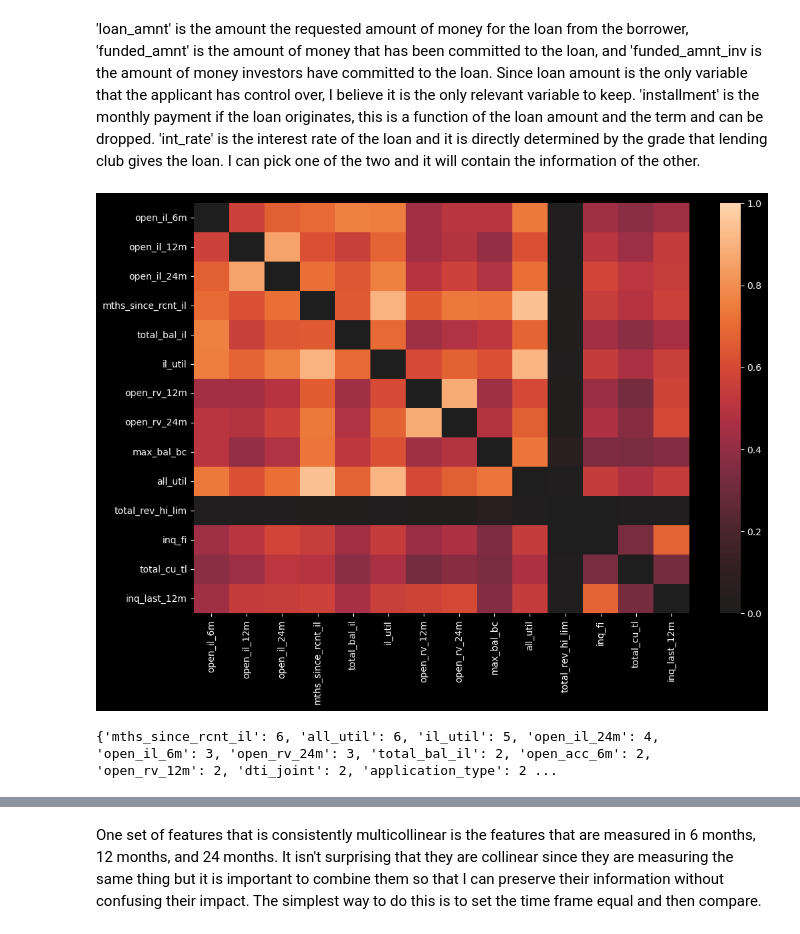
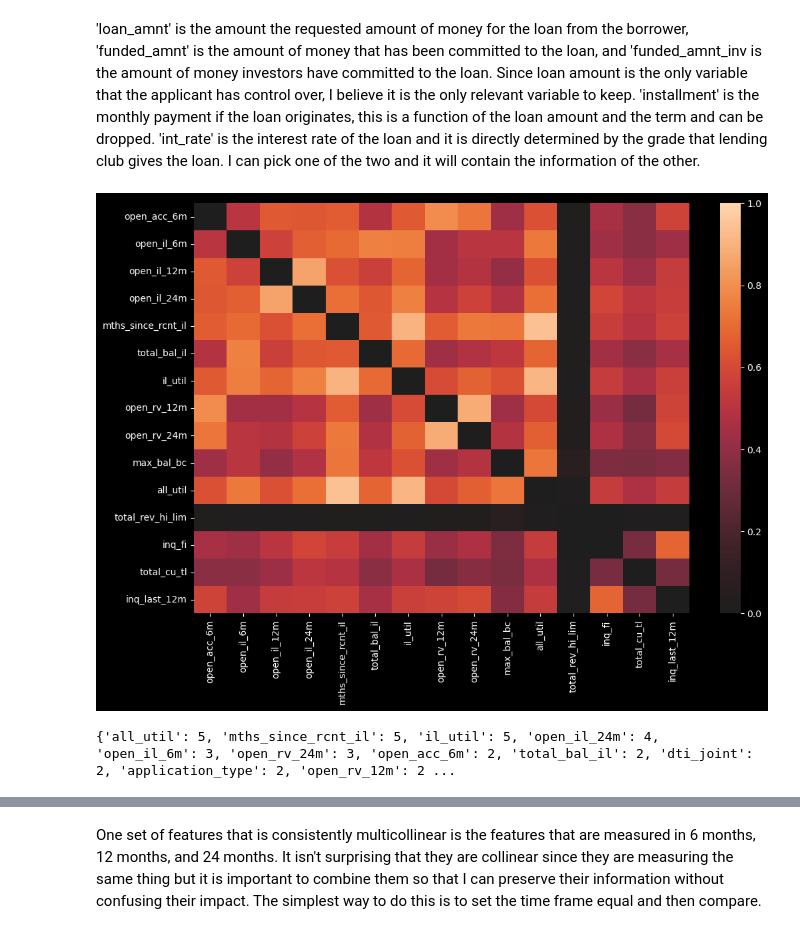
Before and after one commit to Jewdah18/Loan-Default-Risk, a Jupyter notebook: notebooks/Data Wrangling.ipynb, the cells around one changed output, grey strips where cells are left out. Saved outputs shown, nothing was run; the diff lists cells and outputs as text; code cells hidden in the pictures.

```diff
--- a/notebooks/Data Wrangling.ipynb
+++ b/notebooks/Data Wrangling.ipynb
@@ -506,7 +497,7 @@ X_num_X.drop(['funded_amnt','funded_amnt_inv', 'installment','int_rate'], axis =
-# %%
-zero_diagonal_heatmap(X_num_X,31,45)
-# %% [output]
-[figure, removed]
+# %%
+zero_diagonal_heatmap(X_num_scaled,27,42)
+# %% [output]
+[figure, added]
 # %%
 # Create a function that takes a dataframe and a correlation level
 def corr_dict(dfx, corr = 0.7):
@@ -523,4 +540,4 @@ def corr_dict(dfx, corr = 0.7):
 # %%
-corr_dict(X_num_X)
+corr_dict(X_num_scaled)
 # %% [output]
-{'mths_since_rcnt_il': 6, 'all_util': 6, 'il_util': 5, 'open_il_24m': 4, 'open_il_6m': 3, 'open_rv_24m': 3, 'total_bal_il': 2, 'open_acc_6m': 2, 'open_rv_12m': 2, 'dti_joint': 2, 'application_type': 2 ...
+{'all_util': 5, 'mths_since_rcnt_il': 5, 'il_util': 5, 'open_il_24m': 4, 'open_il_6m': 3, 'open_rv_24m': 3, 'open_acc_6m': 2, 'total_bal_il': 2, 'dti_joint': 2, 'application_type': 2, 'open_rv_12m': 2 ...
```
Also changed, not shown: parts of 39 cells of this notebook, 1 other file.
